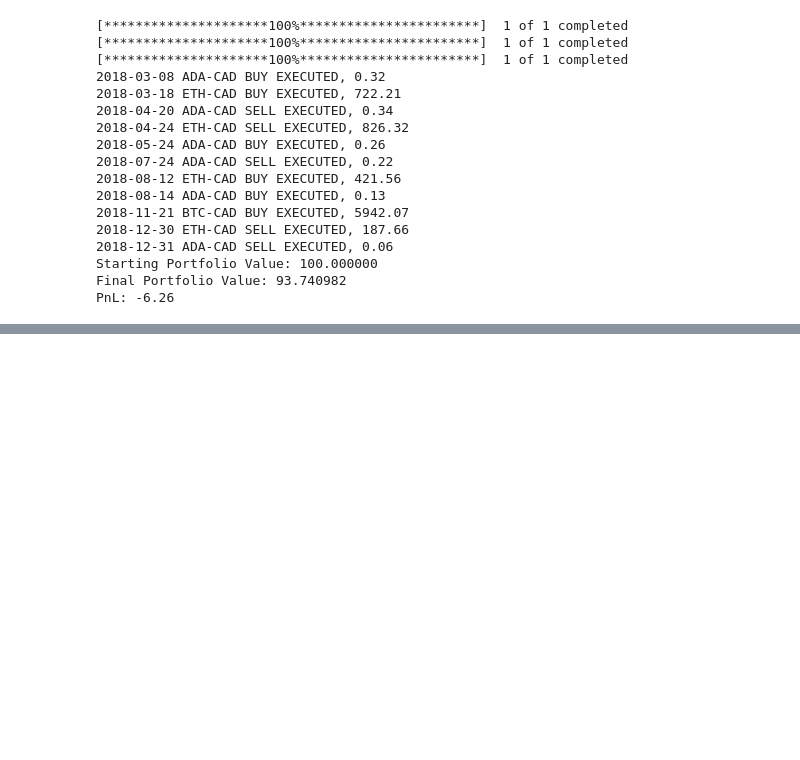
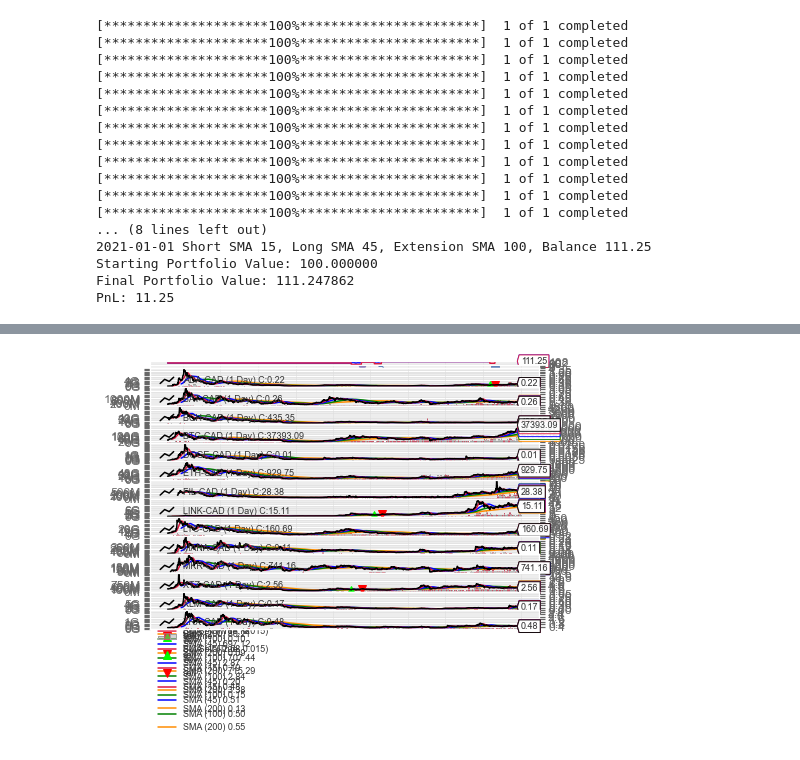
Before and after one commit to nlefrancois6/Investing-Strategy, a Jupyter notebook: Backtrader Testing.ipynb, the cells around one changed output, grey strips where cells are left out. Cells and saved outputs as stored; diff of their text form; code cells hidden in the pictures; blank space fills up the shorter version.

```diff
--- a/Backtrader Testing.ipynb
+++ b/Backtrader Testing.ipynb
@@ -22,19 +22,21 @@ import ipynb.fs.full.BacktraderStrats as myStrats
 tickers = ['BTC-CAD','ETH-CAD','ADA-CAD']
 #tickers = ['AMZN','GOOGL','AAPL','SNP','TSLA','RACE']
 
-start_date = '2018-01-01'
-end_date = '2019-01-01'
+start_date = '2017-06-01'
+end_date = '2021-01-01'
 
 tearsheet=False
 stats=False
 plot=True
+verbose=True
 
 #Strategy parameters
 wshort = 15
 wlong = 45
 shortlongthresh=0.05
-wext=30
+wext=100
 extthresh=0.25
+SMA200_switch = True
 
 #Instantiate Cerebro engine
 cerebro = bt.Cerebro()
@@ -43,10 +45,11 @@ cerebro = bt.Cerebro()
 MRT.addPortfolioToFeed(tickers, cerebro, start_date, end_date)
 
 #Add strategy to Cerebro
-cerebro.addstrategy(myStrats.SMAdual, wshort=wshort, wlong=wlong, shortlongthresh=shortlongthresh, wext=wext, extthresh=extthresh)
+cerebro.addstrategy(myStrats.SMAdual_basic, wshort=wshort, wlong=wlong, shortlongthresh=shortlongthresh, wext=wext, extthresh=extthresh, sma200_switch=SMA200_switch, verbose=verbose)
+#cerebro.addstrategy(myStrats.MaCrossStrategy)
 
-#Default position size
-cerebro.addsizer(bt.sizers.PercentSizer, percents = 5)
+#Set position size
+cerebro.addsizer(bt.sizers.PercentSizer, percents = 10)
 
 #Set broker cash initial value
 cerebro.broker.set_cash(100)
@@ -57,7 +60,7 @@ cerebro.broker.setcommission(commission=0.01)  # 1% of the operation value
 #Add analyzers
 if stats:
     cerebro.addanalyzer(bt.analyzers.SharpeRatio, _name = "sharpe")
-    cerebro.addanalyzer(bt.analyzers.Returns,     _name = "returns")
+    cerebro.addanalyzer(bt.analyzers.Returns, _name = "returns")
     cerebro.addanalyzer(bt.analyzers.Transactions, _name = "trans")
 if tearsheet:
     cerebro.addanalyzer(bt.analyzers.PyFolio, _name='PyFolio')
@@ -73,43 +76,44 @@ if __name__ == '__main__':
 
     results = cerebro.run()
     strat = results[0]
 
     end_portfolio_value = cerebro.broker.getvalue()
     pnl = end_portfolio_value - start_portfolio_value
     print(f'Starting Portfolio Value: {start_portfolio_value:2f}')
     print(f'Final Portfolio Value: {end_portfolio_value:2f}')
     print(f'PnL: {pnl:.2f}')
 
     if stats:
         print(results[0].analyzers.returns.get_analysis()['rnorm100'])
         print(results[0].analyzers.sharpe.get_analysis())
         print(results[0].analyzers.trans.get_analysis())
 
     if plot:
         cerebro.plot()
 
     if tearsheet:
         portfolio_stats = strat.analyzers.getbyname('PyFolio')
         returns, positions, transactions, gross_lev = portfolio_stats.get_pf_items()
         returns.index = returns.index.tz_convert(None)
         quantstats.reports.html(returns, output='backtrader_tearsheets/stats.html', title='quantstats test')
 # %% [output]
 [*********************100%***********************]  1 of 1 completed
 [*********************100%***********************]  1 of 1 completed
 [*********************100%***********************]  1 of 1 completed
-2018-03-08 ADA-CAD BUY EXECUTED, 0.32
-2018-03-18 ETH-CAD BUY EXECUTED, 722.21
-2018-04-20 ADA-CAD SELL EXECUTED, 0.34
-2018-04-24 ETH-CAD SELL EXECUTED, 826.32
-2018-05-24 ADA-CAD BUY EXECUTED, 0.26
-2018-07-24 ADA-CAD SELL EXECUTED, 0.22
-2018-08-12 ETH-CAD BUY EXECUTED, 421.56
-2018-08-14 ADA-CAD BUY EXECUTED, 0.13
-2018-11-21 BTC-CAD BUY EXECUTED, 5942.07
-2018-12-30 ETH-CAD SELL EXECUTED, 187.66
-2018-12-31 ADA-CAD SELL EXECUTED, 0.06
+[*********************100%***********************]  1 of 1 completed
+[*********************100%***********************]  1 of 1 completed
+[*********************100%***********************]  1 of 1 completed
+[*********************100%***********************]  1 of 1 completed
+[*********************100%***********************]  1 of 1 completed
+[*********************100%***********************]  1 of 1 completed
+[*********************100%***********************]  1 of 1 completed
+[*********************100%***********************]  1 of 1 completed
+[*********************100%***********************]  1 of 1 completed
+... (8 lines left out)
+2021-01-01 Short SMA 15, Long SMA 45, Extension SMA 100, Balance 111.25
 Starting Portfolio Value: 100.000000
-Final Portfolio Value: 93.740982
-PnL: -6.26
+Final Portfolio Value: 111.247862
+PnL: 11.25
 [interactive output not drawn]
 [interactive output not drawn]
+[figure, added]
```
Also changed, not shown: parts of 2 cells of this notebook, 1 other file.
